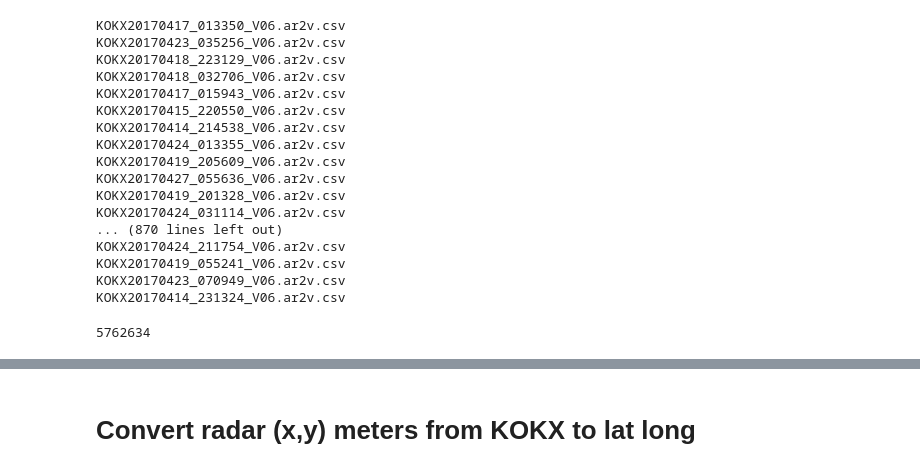
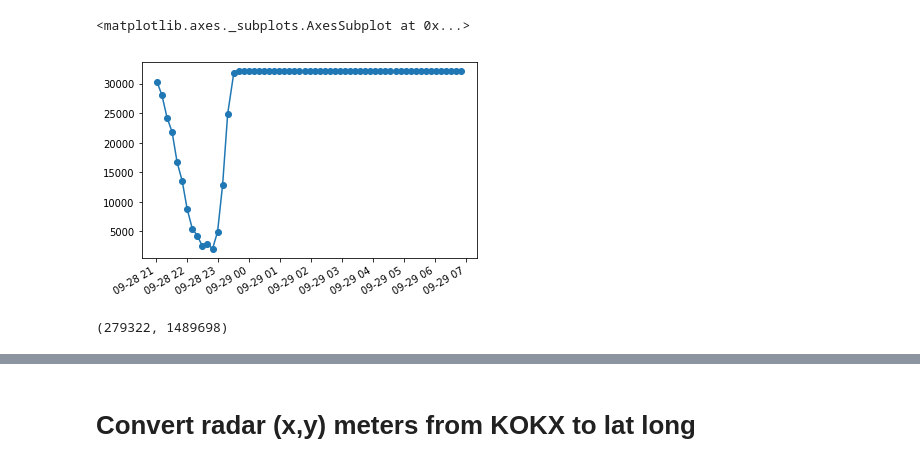
Before and after one commit to cmoscardi/independent_2018, a Jupyter notebook: radar/nexrad_cleaned.ipynb, the cells around one changed output, grey strips where cells are left out. Drawn from its saved outputs; the diff is of its cells as text; code cells hidden in the pictures.

Commit message:
lots of radar plots

```diff
--- a/radar/nexrad_cleaned.ipynb
+++ b/radar/nexrad_cleaned.ipynb
@@ -33,7 +41,8 @@ def Bird_Count(dbz):
     count = count / 6
     return count
 # %%
-directory = '/Users/matthewdwyer/Documents/Classes/Capstone/KOKX_2017_04/'
+directory1 = 'data/09/28/'
+directory2 = 'data/09/29/'
 
 # for processing each file
 csv_df = pd.DataFrame()
@@ -41,32 +50,18 @@ csv_df = pd.DataFrame()
 df = pd.DataFrame()
 
 
-for filename in os.listdir(directory):
+for filename in os.listdir(directory1) + os.listdir(directory2):
     if filename.endswith(".csv"):
-        csv_df = pd.read_csv(directory + filename,index_col=0)
+        try:
+            csv_df = pd.read_csv(directory1 + filename,index_col=0)
+        except FileNotFoundError:
+            csv_df = pd.read_csv(directory2 + filename,index_col=0)
+
         #csv_df = csv_df.drop(['Unnamed: 0'], axis=1)
         csv_df['Date_Time'] = pd.to_datetime(filename[4:19],format='%Y%m%d_%H%M%S')
         df = df.append(csv_df)
-        print(filename)
-# %% [output]
-KOKX20170417_013350_V06.ar2v.csv
-KOKX20170423_035256_V06.ar2v.csv
-KOKX20170418_223129_V06.ar2v.csv
-KOKX20170418_032706_V06.ar2v.csv
-KOKX20170417_015943_V06.ar2v.csv
-KOKX20170415_220550_V06.ar2v.csv
-KOKX20170414_214538_V06.ar2v.csv
-KOKX20170424_013355_V06.ar2v.csv
-KOKX20170419_205609_V06.ar2v.csv
-KOKX20170427_055636_V06.ar2v.csv
-KOKX20170419_201328_V06.ar2v.csv
-KOKX20170424_031114_V06.ar2v.csv
-... (870 lines left out)
-KOKX20170424_211754_V06.ar2v.csv
-KOKX20170419_055241_V06.ar2v.csv
-KOKX20170423_070949_V06.ar2v.csv
-KOKX20170414_231324_V06.ar2v.csv
-# %%
-len(df)
-# %% [output]
-5762634
+# %%
+df.Date_Time.value_counts().sort_index().plot(style='-o')
+# %% [output]
+<matplotlib.axes._subplots.AxesSubplot at 0x...>
+[figure, added]
@@ -72,0 +85,4 @@ len(df)
+# %%
+len(joined[joined.DBZH.isnull()]), len(joined[~joined.DBZH.isnull()])
+# %% [output]
+(279322, 1489698)
```
Also changed, not shown: parts of 33 cells of this notebook.
